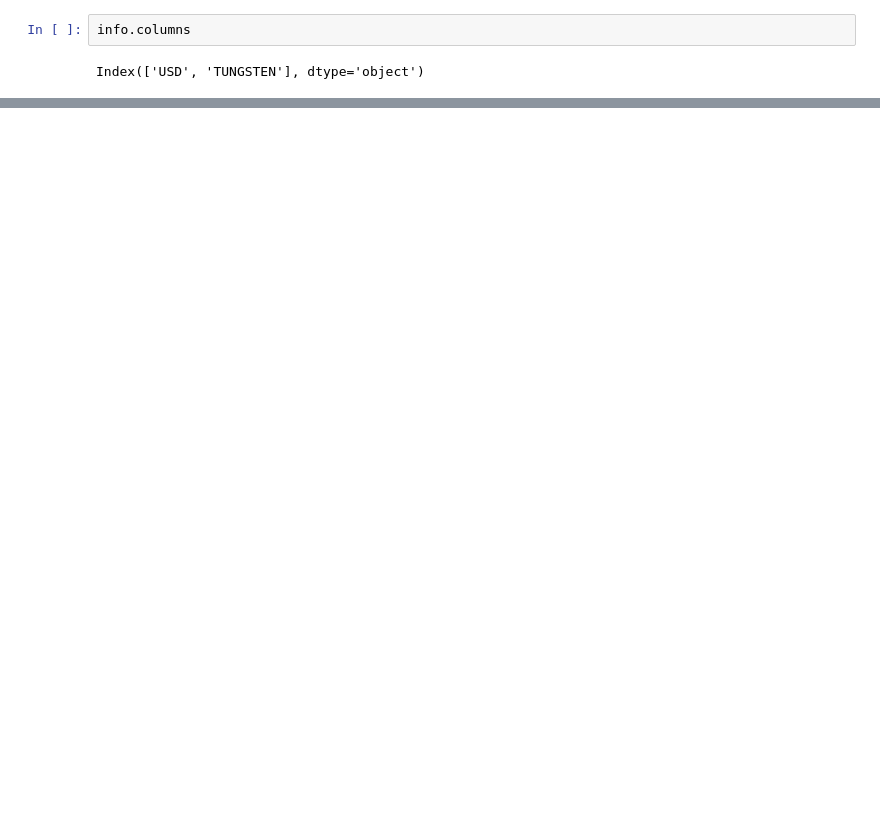
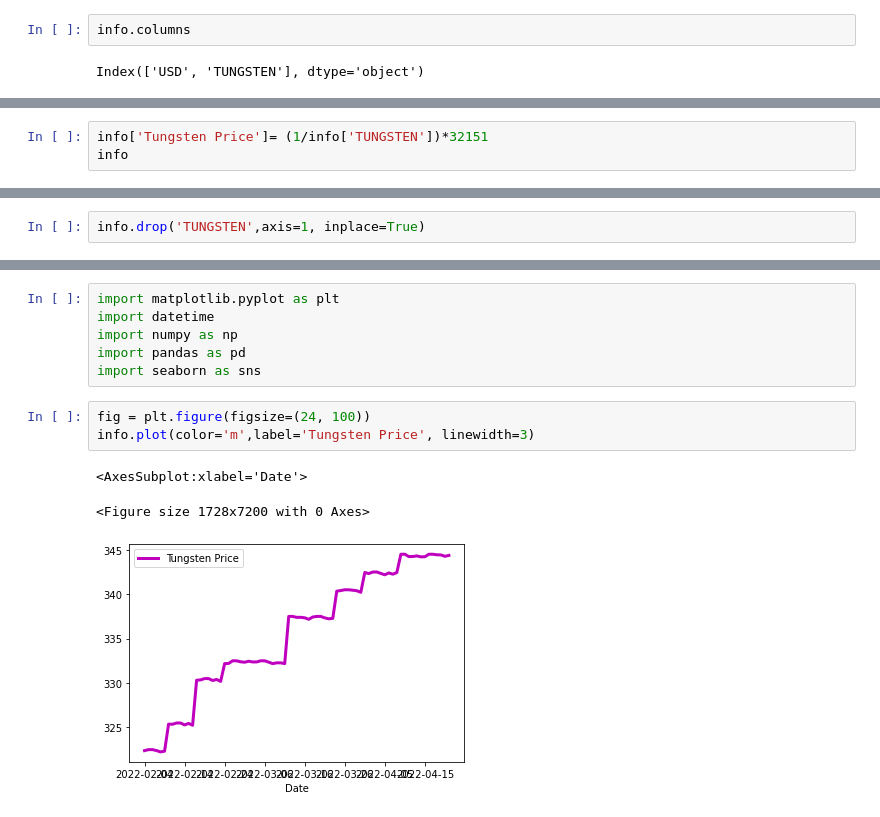
Before and after one commit to DiegoMerello/Final-Project-Ironhack, a Jupyter notebook: API request.ipynb, the cells around one changed output, grey strips where cells are left out. Saved outputs shown, nothing was run; the diff lists cells and outputs as text; blank space fills up the shorter version.

```diff
--- a/API request.ipynb
+++ b/API request.ipynb
@@ -162,0 +147,3 @@ info
+# %%
+info['Tungsten Price']= (1/info['TUNGSTEN'])*32151
+info
@@ -162,0 +165,2 @@ info
+# %%
+info.drop('TUNGSTEN',axis=1, inplace=True)
@@ -196,0 +310,13 @@ info2
+# %%
+import matplotlib.pyplot as plt
+import datetime
+import numpy as np
+import pandas as pd
+import seaborn as sns
+# %%
+fig = plt.figure(figsize=(24, 100))
+info.plot(color='m',label='Tungsten Price', linewidth=3)
+# %% [output]
+<AxesSubplot:xlabel='Date'>
+<Figure size 1728x7200 with 0 Axes>
+[figure, added]
```
Also changed, not shown: parts of 35 cells of this notebook, 2 other files.
